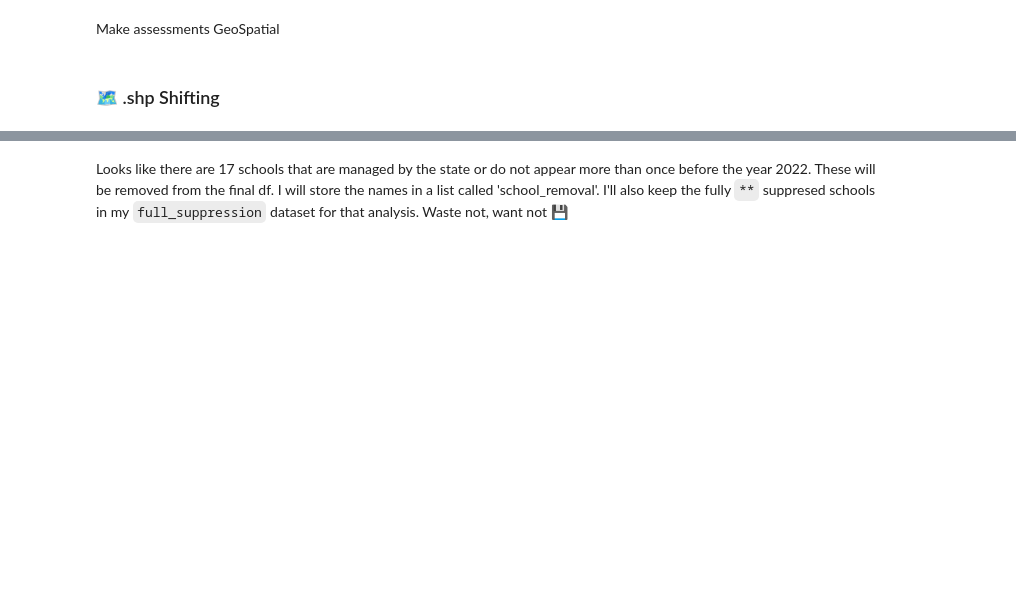
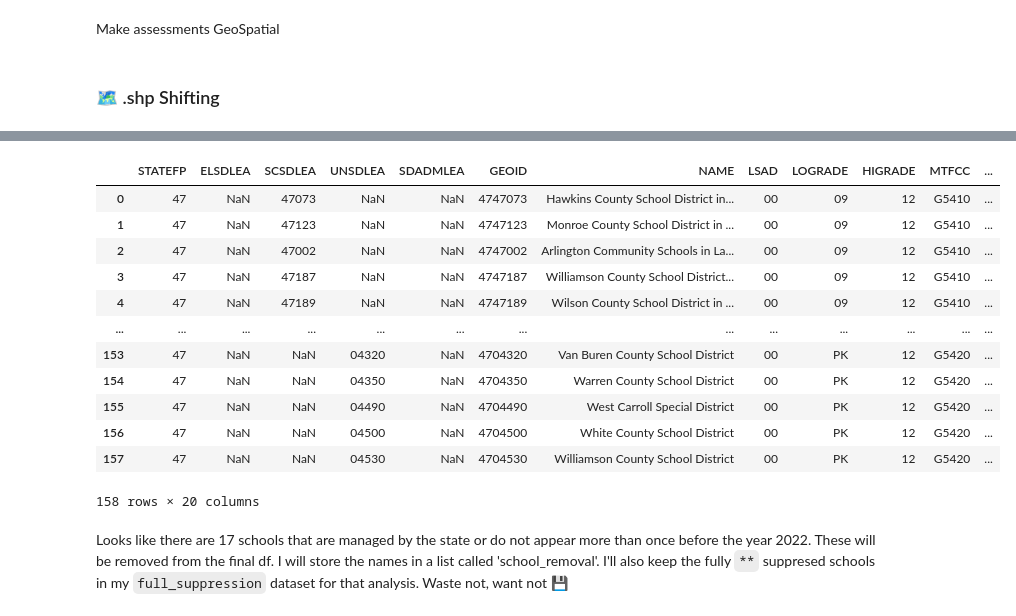
Before and after one commit to Claytor/Capstone_TN_COVID_School_Achievement_Impact, a Jupyter notebook: notebooks/school_assessments_join.ipynb, the cells around one changed output, grey strips where cells are left out. Saved outputs shown, nothing was run; the diff lists cells and outputs as text; code cells hidden in the pictures; blank space fills up the shorter version.

```diff
--- a/notebooks/school_assessments_join.ipynb
+++ b/notebooks/school_assessments_join.ipynb
@@ -408,3 +407,20 @@ memory usage: 66.9+ MB
+# %%
+rockytop_tennessee = gpd.read_file('../data/tn_leas.shp')
+rockytop_tennessee
+# %% [output]
+|  | STATEFP | ELSDLEA | SCSDLEA | UNSDLEA | SDADMLEA | GEOID | NAME | LSAD | LOGRADE | HIGRADE | MTFCC | ... |
+| 0 | 47 | NaN | 47073 | NaN | NaN | 4747073 | Hawkins County School District in... | 00 | 09 | 12 | G5410 | ... |
+| 1 | 47 | NaN | 47123 | NaN | NaN | 4747123 | Monroe County School District in ... | 00 | 09 | 12 | G5410 | ... |
+| 2 | 47 | NaN | 47002 | NaN | NaN | 4747002 | Arlington Community Schools in La... | 00 | 09 | 12 | G5410 | ... |
+| 3 | 47 | NaN | 47187 | NaN | NaN | 4747187 | Williamson County School District... | 00 | 09 | 12 | G5410 | ... |
+| 4 | 47 | NaN | 47189 | NaN | NaN | 4747189 | Wilson County School District in ... | 00 | 09 | 12 | G5410 | ... |
+| ... | ... | ... | ... | ... | ... | ... | ... | ... | ... | ... | ... | ... |
+| 153 | 47 | NaN | NaN | 04320 | NaN | 4704320 | Van Buren County School District | 00 | PK | 12 | G5420 | ... |
+| 154 | 47 | NaN | NaN | 04350 | NaN | 4704350 | Warren County School District | 00 | PK | 12 | G5420 | ... |
+| 155 | 47 | NaN | NaN | 04490 | NaN | 4704490 | West Carroll Special District | 00 | PK | 12 | G5420 | ... |
+| 156 | 47 | NaN | NaN | 04500 | NaN | 4704500 | White County School District | 00 | PK | 12 | G5420 | ... |
+| 157 | 47 | NaN | NaN | 04530 | NaN | 4704530 | Williamson County School District | 00 | PK | 12 | G5420 | ... |
+158 rows × 20 columns
 # %% [markdown]
 Looks like there are 17 schools that are managed by the state or do not appear more than once before the year 2022.  These will be removed from the final df.  I will store the names in a list called 'school_removal'.  I'll also keep the fully `**` suppresed schools in my `full_suppression` dataset for that analysis.  Waste not, want not 💾
 # %%
```
Also changed, not shown: parts of 10 cells of this notebook.
